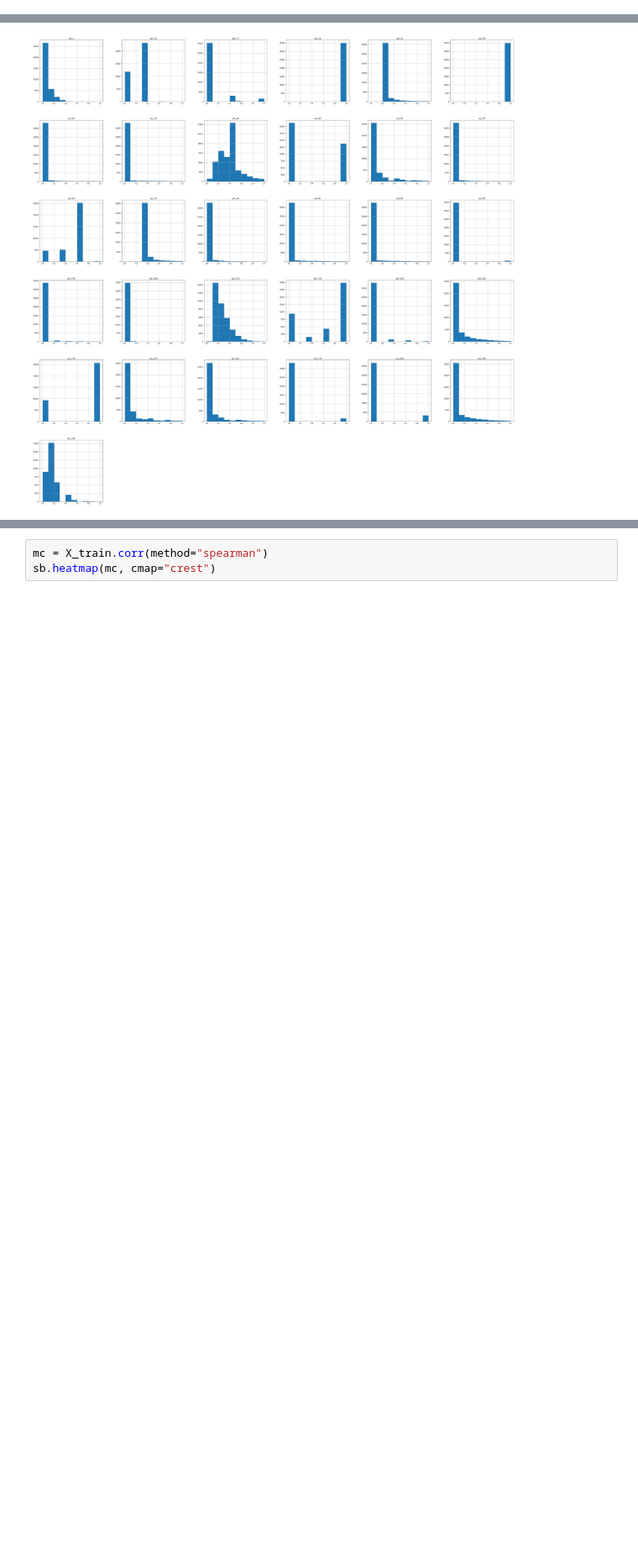
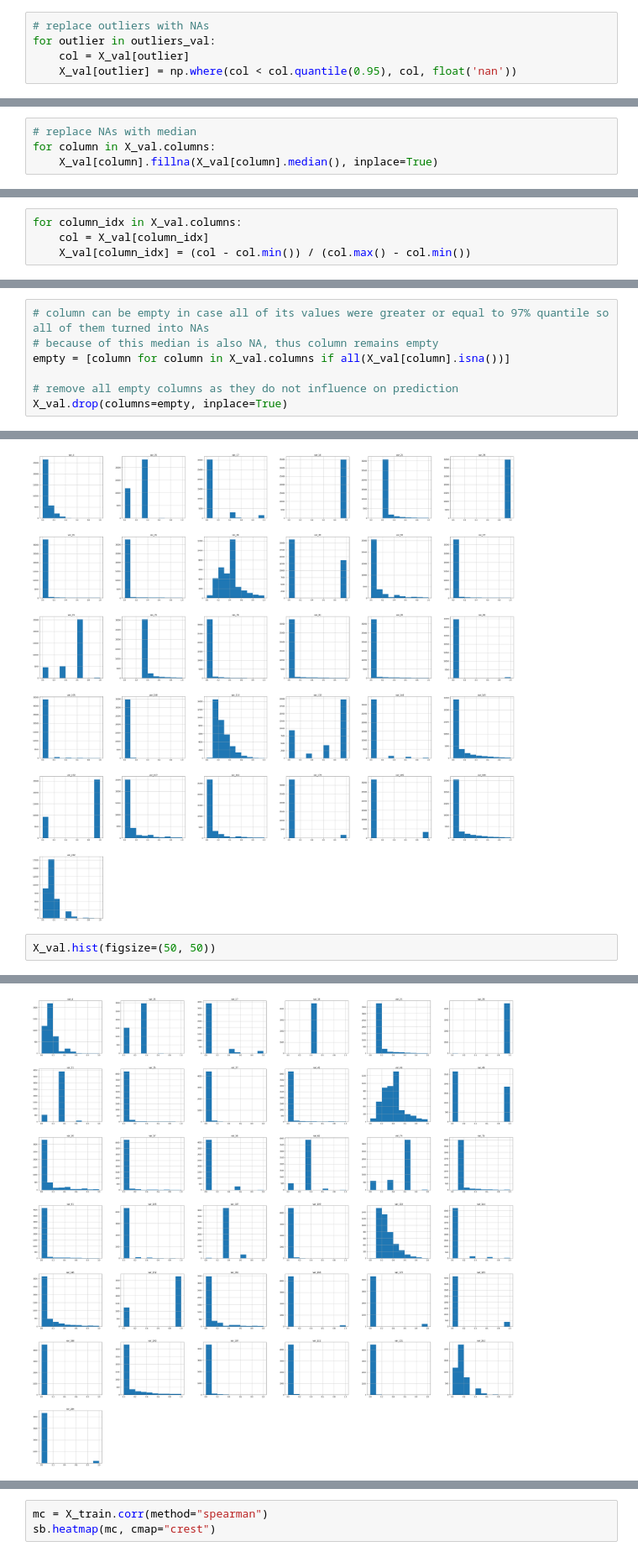
Before and after one commit to nizwant/Wstep_do_ML, a Jupyter notebook: Projekt_1/walidacja/codeW/hejtowanie.ipynb, the cells around one changed output, grey strips where cells are left out. Shown at 84% size. Saved outputs shown, nothing was run; the diff lists cells and outputs as text; blank space fills up the shorter version.

```diff
--- a/Projekt_1/walidacja/codeW/hejtowanie.ipynb
+++ b/Projekt_1/walidacja/codeW/hejtowanie.ipynb
@@ -458,3 +530,8 @@ Name: 0.95, dtype: float64
 for outlier in outliers:
     col = X_train[outlier]
     X_train[outlier] = np.where(col < col.quantile(0.95), col, float('nan'))
+# %%
+# replace outliers with NAs
+for outlier in outliers_val:
+    col = X_val[outlier]
+    X_val[outlier] = np.where(col < col.quantile(0.95), col, float('nan'))
@@ -464,12 +563,20 @@ for outlier in outliers:
 # replace NAs with median
 for column in X_train.columns:
     X_train[column].fillna(X_train[column].median(), inplace=True)
+# %%
+# replace NAs with median
+for column in X_val.columns:
+    X_val[column].fillna(X_val[column].median(), inplace=True)
 # %% [markdown]
 ## 5.3. Normalization or standarization
 # %%
 for column_idx in X_train.columns:
     col = X_train[column_idx]
     X_train[column_idx] = (col - col.min()) / (col.max() - col.min())
+# %%
+for column_idx in X_val.columns:
+    col = X_val[column_idx]
+    X_val[column_idx] = (col - col.min()) / (col.max() - col.min())
 # %% [markdown]
 ## 5.4. Replacing NAs and/or Nulls
 # %%
@@ -479,5 +586,12 @@ empty = [column for column in X_train.columns if all(X_train[column].isna())]
 
 # remove all empty columns as they do not influence on prediction
 X_train.drop(columns=empty, inplace=True)
+# %%
+# column can be empty in case all of its values were greater or equal to 97% quantile so all of them turned into NAs
+# because of this median is also NA, thus column remains empty
+empty = [column for column in X_val.columns if all(X_val[column].isna())]
+
+# remove all empty columns as they do not influence on prediction
+X_val.drop(columns=empty, inplace=True)
 # %% [markdown]
 # 6. SUMMARY
@@ -522,3 +640,6 @@ array([[<AxesSubplot:title={'center':'var_4'}>,
         <AxesSubplot:>, <AxesSubplot:>, <AxesSubplot:>, <AxesSubplot:>]],
       dtype=object)
 [figure]
+# %%
+X_val.hist(figsize=(50, 50))
+# %% [output]
@@ -524,0 +663 @@ array([[<AxesSubplot:title={'center':'var_4'}>,
+[figure, added]
```
Also changed, not shown: parts of 22 cells of this notebook.
